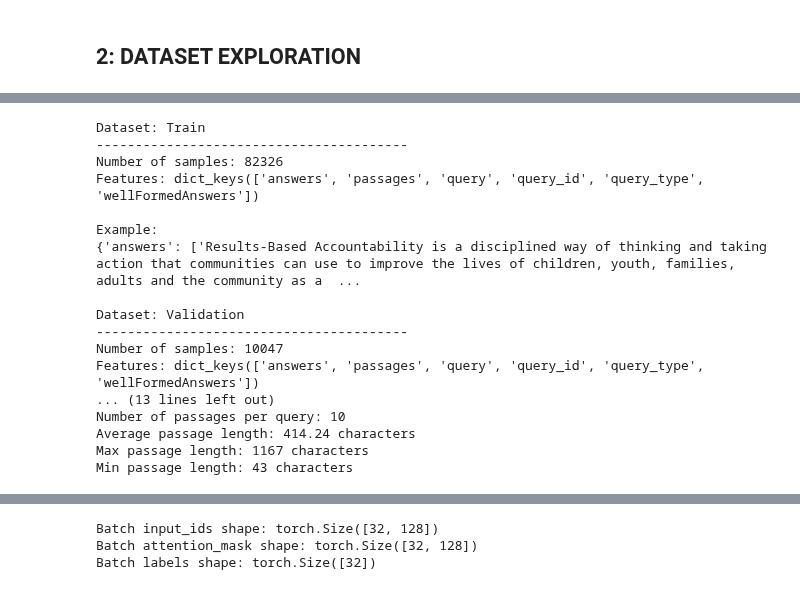
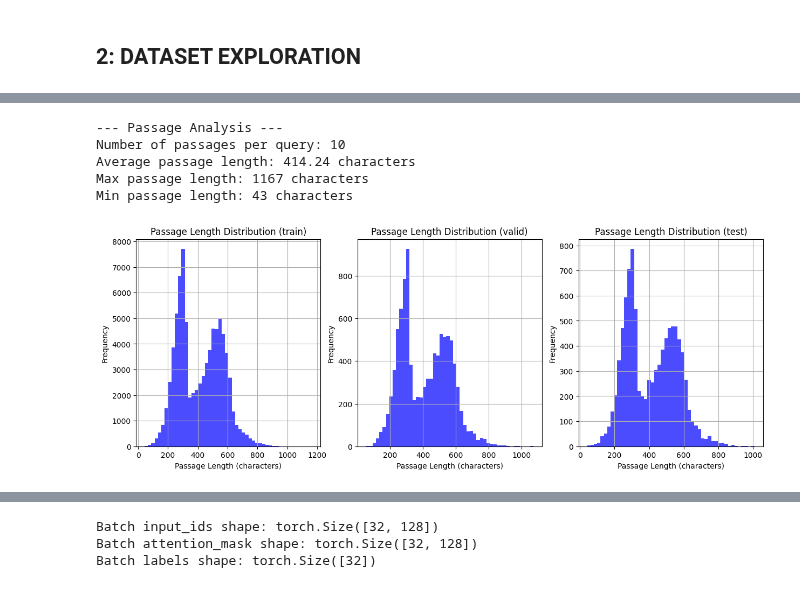
Before and after one commit to alessioborgi/NSIO_NeuralSearchIndexingOptimization, a Jupyter notebook: Source/InfoRetrieval.ipynb, the cells around one changed output, grey strips where cells are left out. Saved outputs shown, nothing was run; the diff lists cells and outputs as text; code cells hidden in the pictures.

```diff
--- a/Source/InfoRetrieval.ipynb
+++ b/Source/InfoRetrieval.ipynb
@@ -151,18 +187,4 @@ ms_marco_test = load_dataset("microsoft/ms_marco", "v1.1", split="test")
 # %%
-# Function to print dataset characteristics
-def print_dataset_info(name, dataset):
-    print(f"\nDataset: {name}")
-    print("-" * 40)
-    print(f"Number of samples: {len(dataset)}")
-    print(f"Features: {dataset.features.keys()}")
-    print("\nExample:")
-    print(dataset[0])
-
-# Print information for each split
-print_dataset_info("Train", ms_marco_train)
-print_dataset_info("Validation", ms_marco_validation)
-print_dataset_info("Test", ms_marco_test)
-
 # Analyze specific features
 def analyze_passages(dataset):
     print("\n--- Passage Analysis ---")
@@ -175,37 +197,44 @@ def analyze_passages(dataset):
 # Analyze passages in the train set
 analyze_passages(ms_marco_train)
 # %% [output]
-Dataset: Train
-----------------------------------------
-Number of samples: 82326
-Features: dict_keys(['answers', 'passages', 'query', 'query_id', 'query_type', 'wellFormedAnswers'])
-
-Example:
-{'answers': ['Results-Based Accountability is a disciplined way of thinking and taking action that communities can use to improve the lives of children, youth, families, adults and the community as a  ...
-
-Dataset: Validation
-----------------------------------------
-Number of samples: 10047
-Features: dict_keys(['answers', 'passages', 'query', 'query_id', 'query_type', 'wellFormedAnswers'])
-... (13 lines left out)
+--- Passage Analysis ---
 Number of passages per query: 10
 Average passage length: 414.24 characters
 Max passage length: 1167 characters
 Min passage length: 43 characters
 # %%
+# # Passage Length Distribution
+# def plot_passage_length_distribution(dataset, split_name):
+#     passage_lengths = [len(p["passage_text"][0]) for p in dataset["passages"]]
+#     plt.hist(passage_lengths, bins=50, alpha=0.7, color="blue")
+#     plt.title(f"Passage Length Distribution ({split_name})")
+#     plt.xlabel("Passage Length (characters)")
+#     plt.ylabel("Frequency")
+#     plt.grid(True)
+#     plt.show()
 
-# Passage Length Distribution
-def plot_passage_length_distribution(dataset, split_name):
-    passage_lengths = [len(p["passage_text"][0]) for p in dataset["passages"]]
-    plt.hist(passage_lengths, bins=50, alpha=0.7, color="blue")
-    plt.title(f"Passage Length Distribution ({split_name})")
-    plt.xlabel("Passage Length (characters)")
-    plt.ylabel("Frequency")
-    plt.grid(True)
+# Plot distribution for train, validation, and test splits
+# plot_passage_length_distribution(ms_marco_train, "Train")
+# plot_passage_length_distribution(ms_marco_validation, "Validation")
+# plot_passage_length_distribution(ms_marco_test, "Test")
+
+
+def plot_passages_length_distribution(dataset_dict):
+    fig, axes = plt.subplots(nrows=1, ncols=len(dataset_dict.keys()), figsize=(15, 5))
+
+    for i, split_name in enumerate(dataset_dict.keys()):
+        ax = axes[i]
+        dataset = dataset_dict[split_name]
+        passage_lengths = [len(p["passage_text"][0]) for p in dataset["passages"]]
+        ax.hist(passage_lengths, bins=50, alpha=0.7, color="blue")
+        ax.set_title(f"Passage Length Distribution ({split_name})")
+        ax.set_xlabel("Passage Length (characters)")
+        ax.set_ylabel("Frequency")
+        ax.grid(True)
+
     plt.show()
 
-# Plot distribution for train, validation, and test splits
-plot_passage_length_distribution(ms_marco_train, "Train")
-plot_passage_length_distribution(ms_marco_validation, "Validation")
-plot_passage_length_distribution(ms_marco_test, "Test")
+plot_passages_length_distribution({"train": ms_marco_train, "valid": ms_marco_validation, "test": ms_marco_test})
+# %% [output]
+[figure, added]
 # %%
```
Also changed, not shown: parts of 17 cells of this notebook.
